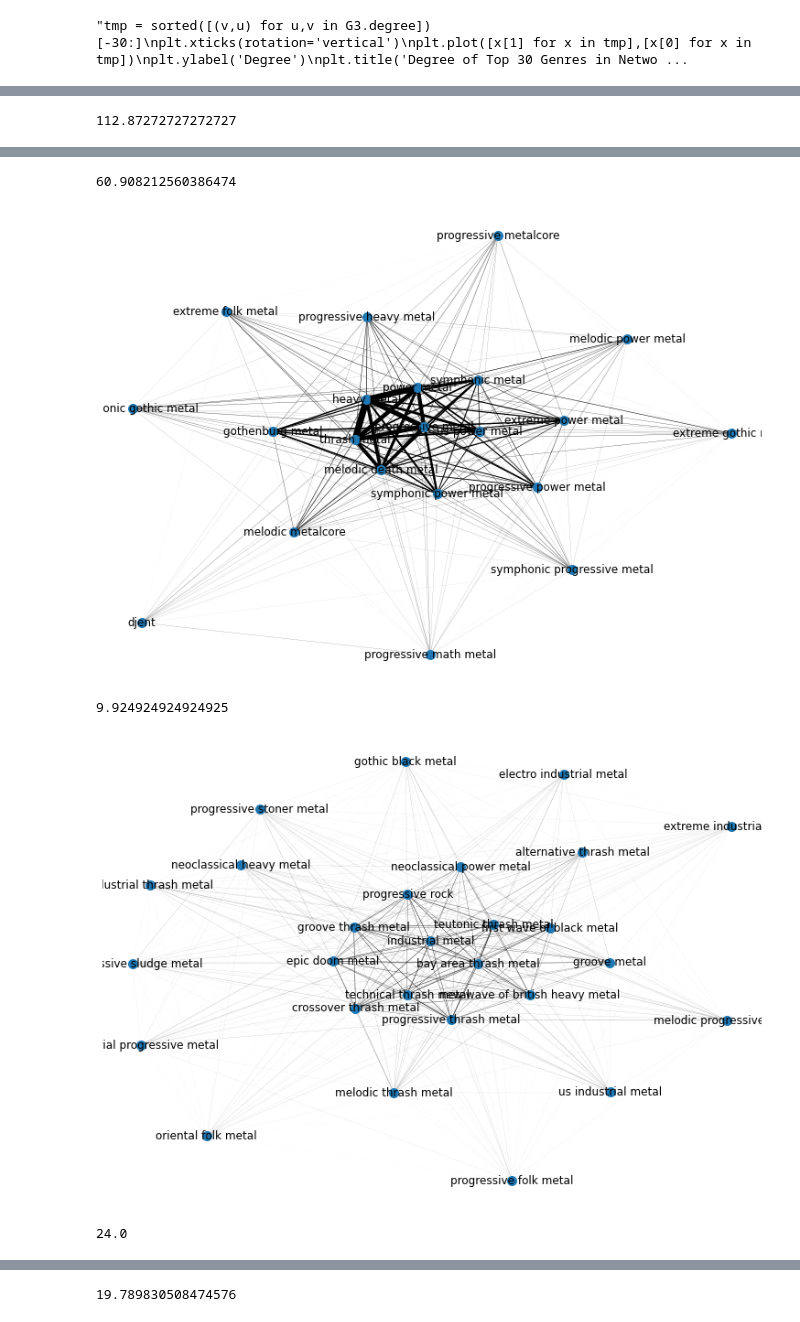
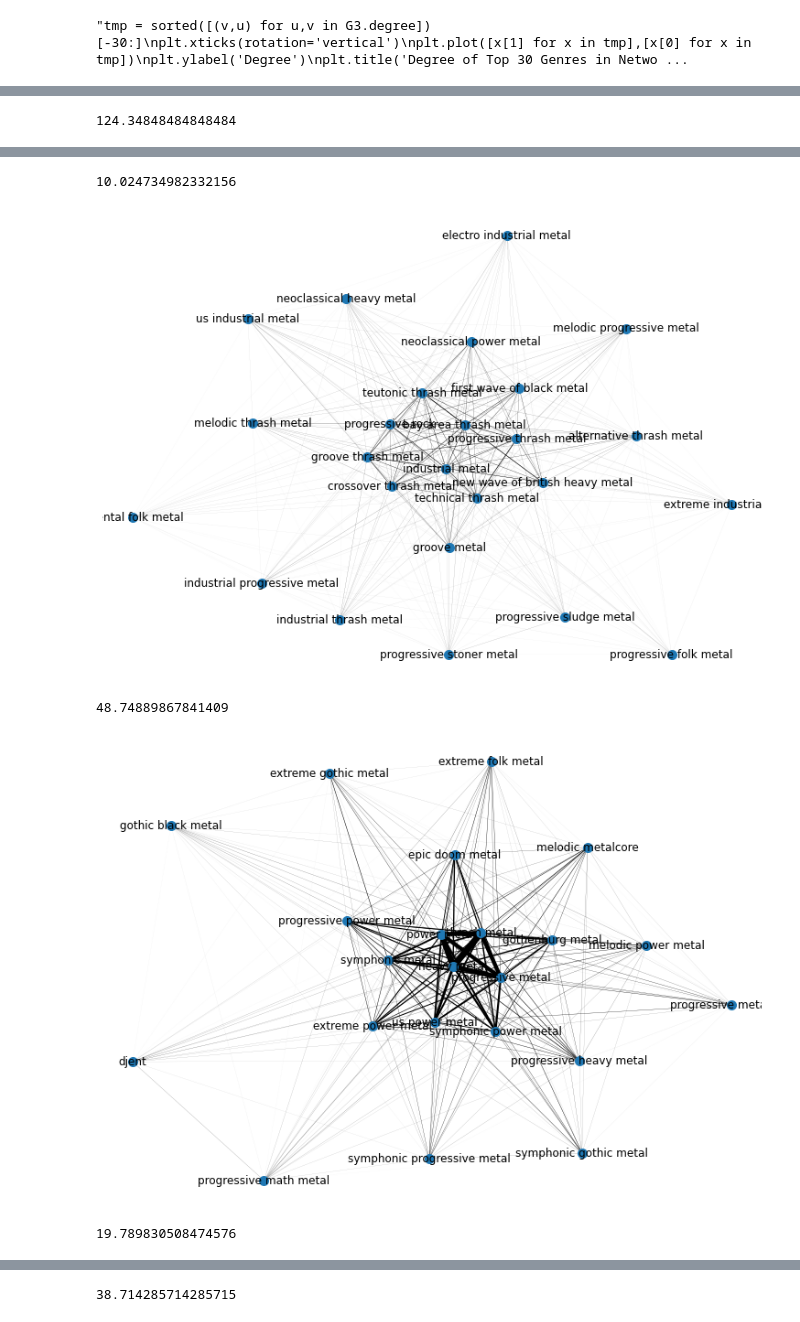
Before and after one commit to jzh001/Social-Network-Structure-in-Common-Interest-Communities, a Jupyter notebook: Network of Genres.ipynb, the cells around one changed output, grey strips where cells are left out. Saved outputs shown, nothing was run; the diff lists cells and outputs as text; code cells hidden in the pictures.

```diff
--- a/Network of Genres.ipynb
+++ b/Network of Genres.ipynb
@@ -58,9 +60,11 @@ plt.show()
 # %%
 #removing structural holes
+remove_users = set()
 for user in users.copy():
     if B.degree[user] > 100:
         B.remove_node(user)
         print(user)
+        remove_users.add(user)
         users.remove(user)
 # %% [output]
 autothrall
@@ -350,3 +353,4 @@ data
 # %%
 clusters = []
-clusters.append(G.subgraph(list(nx.connected_components(H))[2]))
+inp = int(input('Enter Cluster ID to Keep: '))
+clusters.append(G.subgraph(list(nx.connected_components(H))[inp]))
@@ -377,7 +397,7 @@ End Clustering:  1
 # %%
 for cluster in clusters:
-    nx.draw(cluster, node_size = 100, with_labels = True, font_size = 12, edge_color = 'black', width = np.array([CoreNew[u][v]['weight'] for u,v in cluster.edges()])*0.01)
-    print(np.mean(np.array([CoreNew[u][v]['weight'] for u,v in cluster.edges()])))
+    nx.draw(cluster, node_size = 100, with_labels = True, font_size = 12, edge_color = 'black', width = np.array([cluster[u][v]['weight'] for u,v in cluster.edges()])*0.01)
+    print(np.mean(np.array([cluster[u][v]['weight'] for u,v in cluster.edges()])))
     plt.show()
 # %% [output]
-112.87272727272727
+124.34848484848484
@@ -385,5 +405,5 @@ for cluster in clusters:
-60.908212560386474
+10.024734982332156
-[figure, old version]
+[figure, new version]
-9.924924924924925
+48.74889867841409
-[figure, old version]
+[figure, new version]
-24.0
+19.789830508474576
@@ -391 +411 @@ for cluster in clusters:
-19.789830508474576
+38.714285714285715
```
Also changed, not shown: parts of 30 cells of this notebook.
